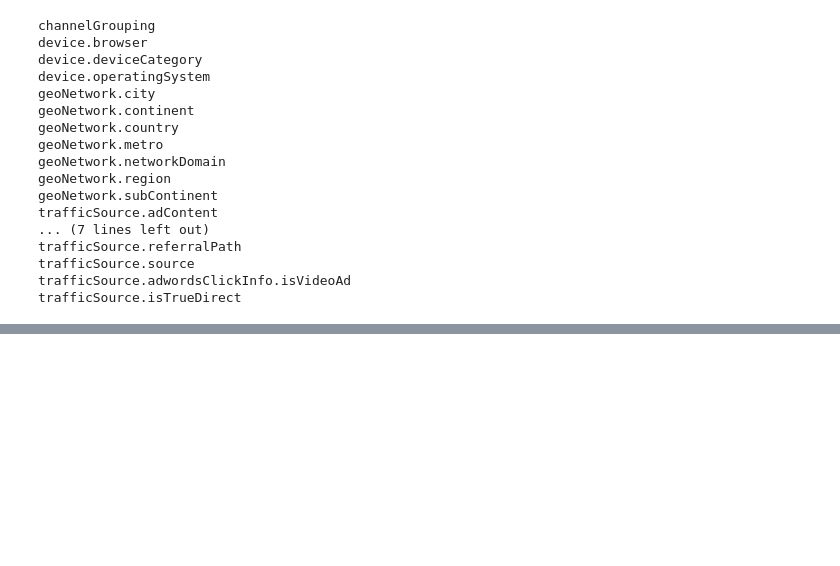
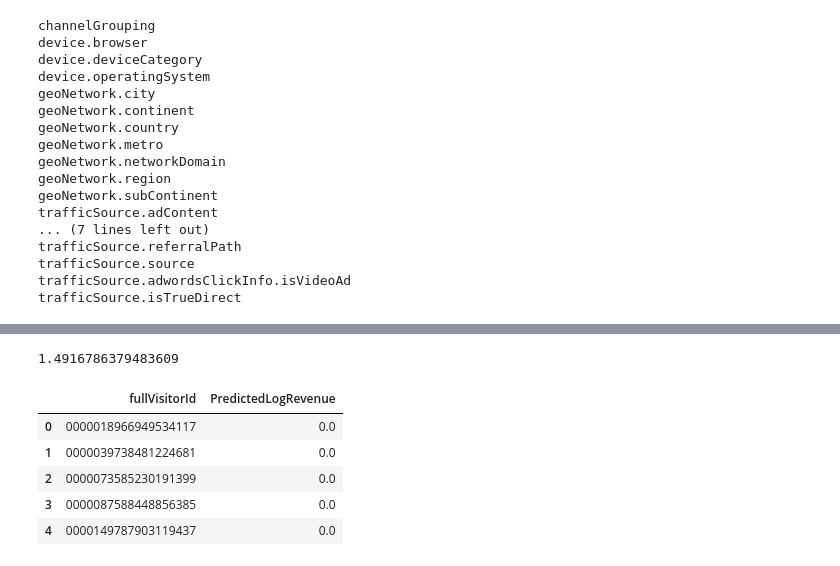
Before and after one commit to xiangzhangauguest/kaggle, a Jupyter notebook: ga-customer-revenue-prediction/scripts/tutorial.ipynb, the cells around one changed output, grey strips where cells are left out. Saved outputs shown, nothing was run; the diff lists cells and outputs as text; code cells hidden in the pictures; blank space fills up the shorter version.

```diff
--- a/ga-customer-revenue-prediction/scripts/tutorial.ipynb
+++ b/ga-customer-revenue-prediction/scripts/tutorial.ipynb
@@ -454,0 +460,28 @@ Early stopping, best iteration is:
+# %%
+from sklearn import metrics
+pred_val[pred_val<0] = 0
+val_pred_df = pd.DataFrame({"fullVisitorId":val_df["fullVisitorId"].values})
+val_pred_df["transactionRevenue"] = val_df["totals.transactionRevenue"].values
+val_pred_df["PredictedRevenue"] = np.expm1(pred_val)
+#print(np.sqrt(metrics.mean_squared_error(np.log1p(val_pred_df["transactionRevenue"].values), np.log1p(val_pred_df["PredictedRevenue"].values))))
+val_pred_df = val_pred_df.groupby("fullVisitorId")["transactionRevenue", "PredictedRevenue"].sum().reset_index()
+print(np.sqrt(metrics.mean_squared_error(np.log1p(val_pred_df["transactionRevenue"].values), np.log1p(val_pred_df["PredictedRevenue"].values))))
+# %% [output]
+1.4916786379483609
+# %%
+sub_df = pd.DataFrame({"fullVisitorId":test_id})
+pred_test[pred_test<0] = 0
+sub_df["PredictedLogRevenue"] = np.expm1(pred_test)
+sub_df = sub_df.groupby("fullVisitorId")["PredictedLogRevenue"].sum().reset_index()
+sub_df.columns = ["fullVisitorId", "PredictedLogRevenue"]
+sub_df["PredictedLogRevenue"] = np.log1p(sub_df["PredictedLogRevenue"])
+sub_df.to_csv("baseline_lgb.csv", index=False)
+# %%
+sub_df.head()
+# %% [output]
+|  | fullVisitorId | PredictedLogRevenue |
+| 0 | 0000018966949534117 | 0.0 |
+| 1 | 0000039738481224681 | 0.0 |
+| 2 | 0000073585230191399 | 0.0 |
+| 3 | 0000087588448856385 | 0.0 |
+| 4 | 0000149787903119437 | 0.0 |
```
Also changed, not shown: parts of 10 cells of this notebook, 1 other file.
